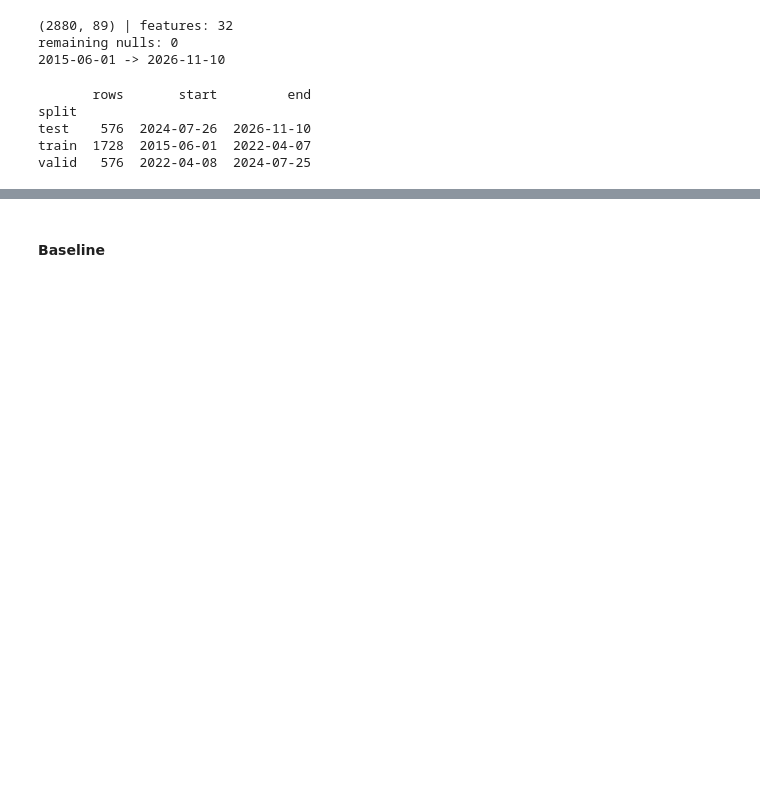
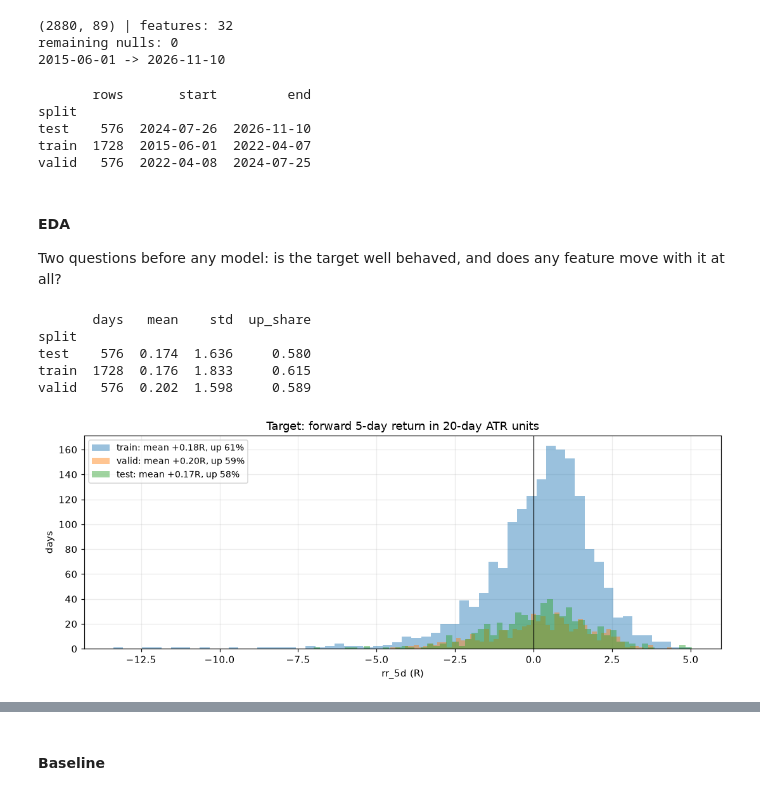
Before and after one commit to rlp-jym/zoomcamp-sma-cohort-2026, a Jupyter notebook: index-breadth-momentum/notebook.ipynb, the cells around one changed output, grey strips where cells are left out. Drawn from its saved outputs; the diff is of its cells as text; code cells hidden in the pictures; blank space fills up the shorter version.

```diff
--- a/index-breadth-momentum/notebook.ipynb
+++ b/index-breadth-momentum/notebook.ipynb
@@ -468,3 +468,35 @@ split
 test    576  2024-07-26  2026-11-10
 train  1728  2015-06-01  2022-04-07
 valid   576  2022-04-08  2024-07-25
+# %% [markdown]
+#### EDA
+
+Two questions before any model: is the target well behaved, and does any feature
+move with it at all?
+# %%
+# target by split: distribution of the forward 5-day return
+stats = df_final.groupby("split")["rr_5d"].agg(
+    days="size", mean="mean", std="std", up_share=lambda s: (s > 0).mean())
+print(stats.round(3).to_string())
+
+fig, ax = plt.subplots(figsize=(10, 4))
+for name, colour in (("train", "tab:blue"), ("valid", "tab:orange"), ("test", "tab:green")):
+    part = df_final.loc[df_final.split == name, "rr_5d"]
+    ax.hist(part, bins=60, alpha=0.45, color=colour,
+            label=f"{name}: mean {part.mean():+.2f}R, up {np.mean(part > 0):.0%}")
+ax.axvline(0, color="black", lw=0.8)
+ax.set_title("Target: forward 5-day return in 20-day ATR units")
+ax.set_xlabel("rr_5d (R)")
+ax.set_ylabel("days")
+ax.legend(fontsize=9)
+
+fig.tight_layout()
+Path("docs").mkdir(exist_ok=True)
+fig.savefig("docs/target_distribution.png", dpi=150, bbox_inches="tight")
+# %% [output]
+       days   mean    std  up_share
+split
+test    576  0.174  1.636     0.580
+train  1728  0.176  1.833     0.615
+valid   576  0.202  1.598     0.589
+[figure, added]
```
Also changed, not shown: parts of 1 cell of this notebook, 13 other files.
